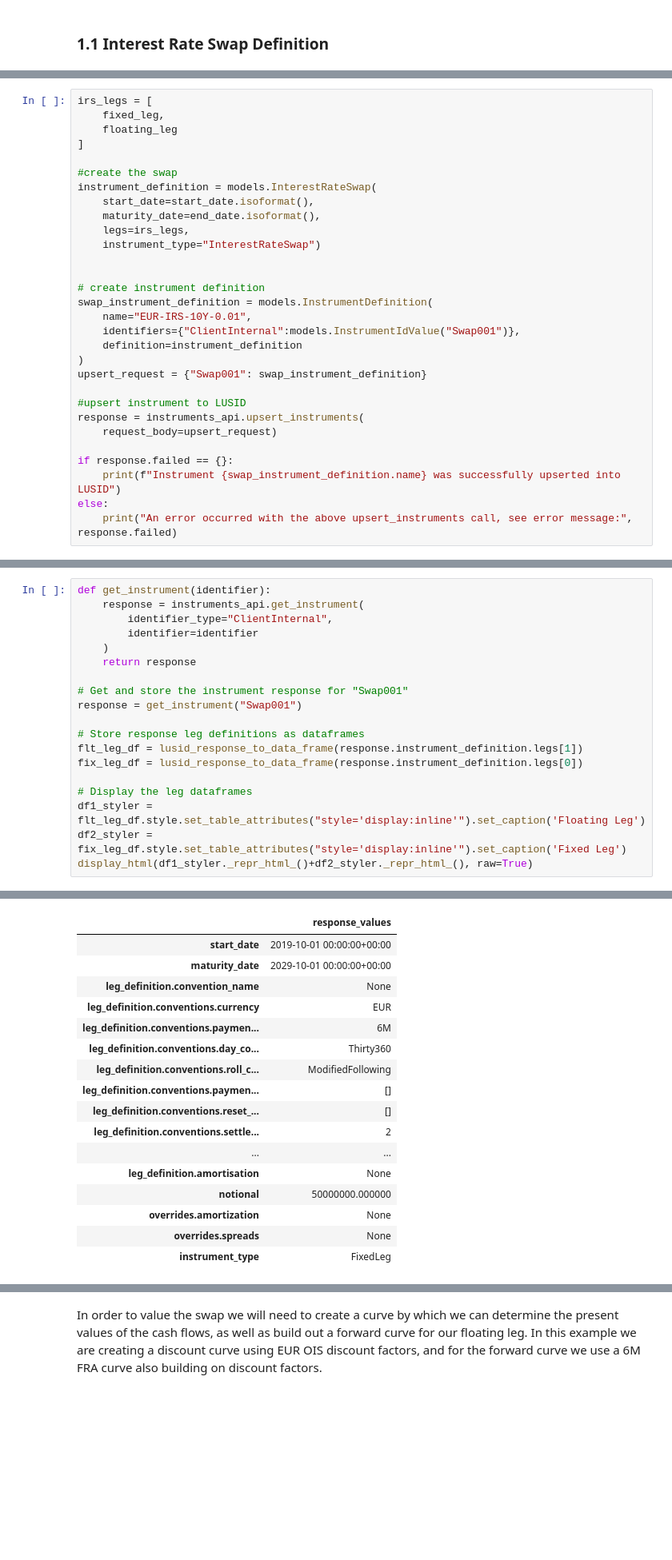
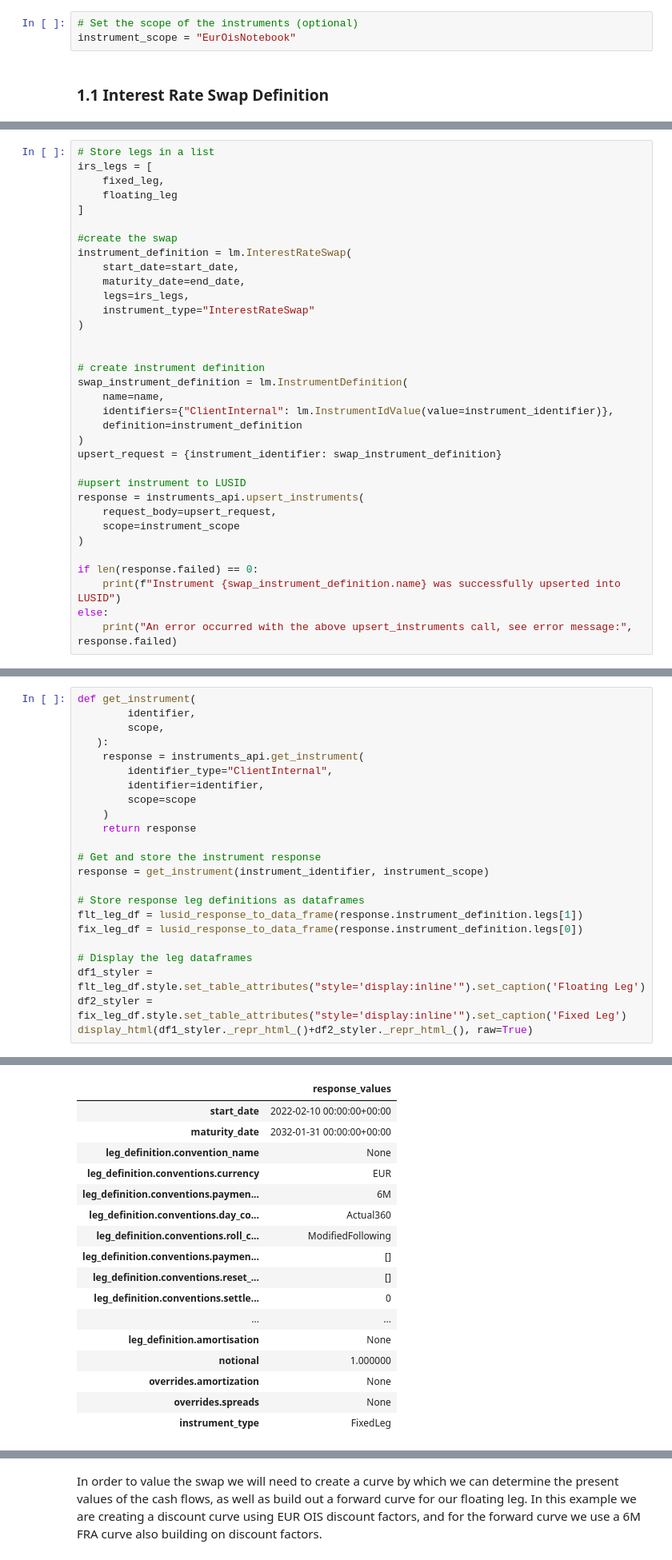
Before and after one commit to fox8090/sample-notebooks, a Jupyter notebook: examples/use-cases/instruments/Interest Rate Swap.ipynb, the cells around one changed output, grey strips where cells are left out. Shown: that part at 80% size. Cells and saved outputs as stored; diff of their text form; blank space fills up the shorter version.

```diff
--- a/examples/use-cases/instruments/Interest Rate Swap.ipynb
+++ b/examples/use-cases/instruments/Interest Rate Swap.ipynb
@@ -102,3 +113,6 @@ def aggregation_result_to_dataframe(aggregation_results):
+# %%
+# Set the scope of the instruments (optional)
+instrument_scope = "EurOisNotebook"
 # %% [markdown]
 ### 1.1 Interest Rate Swap Definition
 # %% [markdown]
@@ -192,30 +225,34 @@ With all the leg details defined, we can look to build out the IRS instrument it
 # %%
+# Store legs in a list
 irs_legs = [
     fixed_leg,
     floating_leg
 ]
 
 #create the swap
-instrument_definition = models.InterestRateSwap(
-    start_date=start_date.isoformat(),
-    maturity_date=end_date.isoformat(),
+instrument_definition = lm.InterestRateSwap(
+    start_date=start_date,
+    maturity_date=end_date,
     legs=irs_legs,
-    instrument_type="InterestRateSwap")
+    instrument_type="InterestRateSwap"
+)
 
 
 # create instrument definition
-swap_instrument_definition = models.InstrumentDefinition(
-    name="EUR-IRS-10Y-0.01",
-    identifiers={"ClientInternal":models.InstrumentIdValue("Swap001")},
+swap_instrument_definition = lm.InstrumentDefinition(
+    name=name,
+    identifiers={"ClientInternal": lm.InstrumentIdValue(value=instrument_identifier)},
     definition=instrument_definition
 )
-upsert_request = {"Swap001": swap_instrument_definition}
+upsert_request = {instrument_identifier: swap_instrument_definition}
 
 #upsert instrument to LUSID
 response = instruments_api.upsert_instruments(
-    request_body=upsert_request)
+    request_body=upsert_request,
+    scope=instrument_scope
+)
 
-if response.failed == {}:
+if len(response.failed) == 0:
     print(f"Instrument {swap_instrument_definition.name} was successfully upserted into LUSID")
 else:
     print("An error occurred with the above upsert_instruments call, see error message:", response.failed)
@@ -224,13 +261,17 @@ Instrument 10yEURIRS was successfully upserted into LUSID
 # %%
-def get_instrument(identifier):
+def get_instrument(
+        identifier,
+        scope,
+   ):
     response = instruments_api.get_instrument(
         identifier_type="ClientInternal",
-        identifier=identifier
+        identifier=identifier,
+        scope=scope
     )
     return response
 
-# Get and store the instrument response for "Swap001"
-response = get_instrument("Swap001")
+# Get and store the instrument response
+response = get_instrument(instrument_identifier, instrument_scope)
 
 # Store response leg definitions as dataframes
 flt_leg_df = lusid_response_to_data_frame(response.instrument_definition.legs[1])
@@ -259,21 +300,21 @@ Floating Leg
 | overrides.amortization | None |
 | overrides.spreads | None |
 | instrument_type | FloatingLeg |
 Fixed Leg
 |  | response_values |
-| start_date | 2019-10-01 00:00:00+00:00 |
-| maturity_date | 2029-10-01 00:00:00+00:00 |
+| start_date | 2022-02-10 00:00:00+00:00 |
+| maturity_date | 2032-01-31 00:00:00+00:00 |
 | leg_definition.convention_name | None |
 | leg_definition.conventions.currency | EUR |
 | leg_definition.conventions.paymen... | 6M |
-| leg_definition.conventions.day_co... | Thirty360 |
+| leg_definition.conventions.day_co... | Actual360 |
 | leg_definition.conventions.roll_c... | ModifiedFollowing |
 | leg_definition.conventions.paymen... | [] |
 | leg_definition.conventions.reset_... | [] |
-| leg_definition.conventions.settle... | 2 |
+| leg_definition.conventions.settle... | 0 |
 | ... | ... |
 | leg_definition.amortisation | None |
-| notional | 50000000.000000 |
+| notional | 1.000000 |
 | overrides.amortization | None |
 | overrides.spreads | None |
 | instrument_type | FixedLeg |
```
Also changed, not shown: parts of 55 cells of this notebook, 1 other file.
